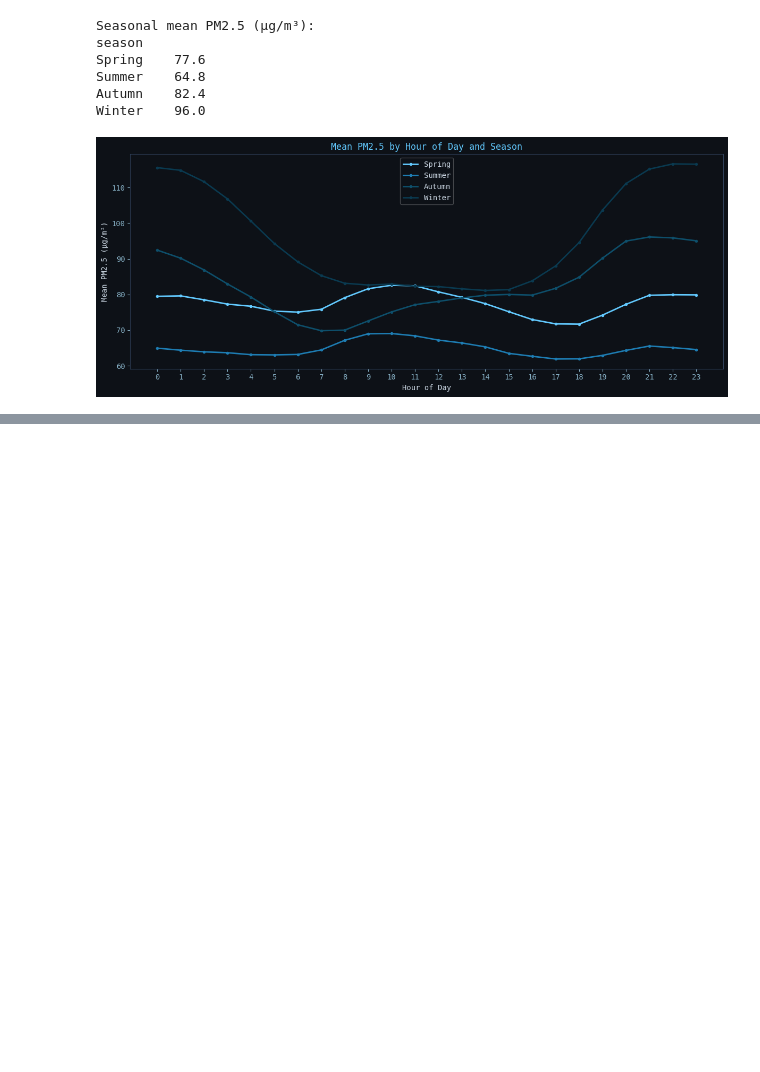
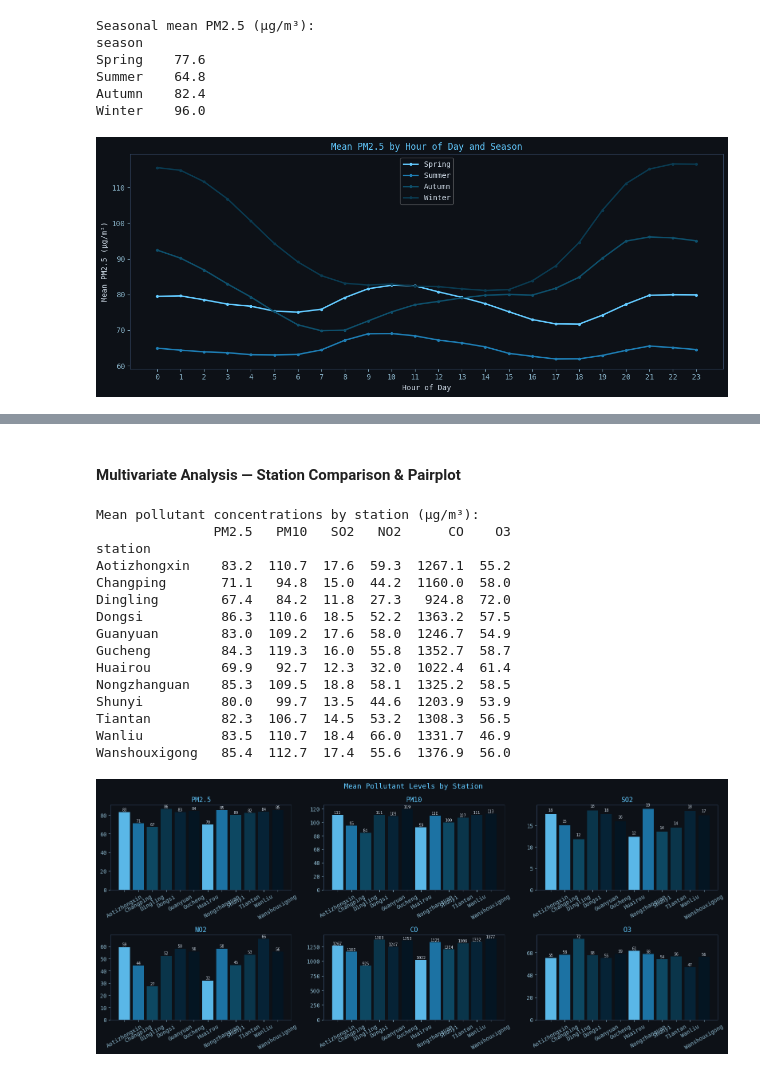
Before and after one commit to Jiyaulhaq1432/Data-Analysis-Air-quality-Analyser-web-app, a Jupyter notebook: Beijing_AQA.ipynb, the cells around one changed output, grey strips where cells are left out. Cells and saved outputs as stored; diff of their text form; code cells hidden in the pictures; blank space fills up the shorter version.

```diff
--- a/Beijing_AQA.ipynb
+++ b/Beijing_AQA.ipynb
@@ -1748,0 +1782,37 @@ plt.tight_layout(); plt.show()
+# %% [markdown]
+#### Multivariate Analysis — Station Comparison & Pairplot
+# %%
+# ── Station mean comparison bar charts ───────────────────────────────────────
+means = df.groupby("station")[POLLUTANTS].mean().round(1)
+print("Mean pollutant concentrations by station (μg/m³):")
+print(means.to_string())
+
+fig, axes = plt.subplots(2, 3, figsize=(16, 7))
+for ax, p in zip(axes.flat, POLLUTANTS):
+    bars = ax.bar(means.index, means[p],
+                  color=PALETTE[:len(means)], edgecolor="none", alpha=0.9)
+    ax.set_title(p, color=ACCENT)
+    ax.tick_params(axis="x", rotation=30)
+    for bar in bars:
+        ax.text(bar.get_x() + bar.get_width()/2, bar.get_height() + 0.5,
+                f"{bar.get_height():.0f}", ha="center", va="bottom", fontsize=7)
+
+fig.suptitle("Mean Pollutant Levels by Station", color=ACCENT, fontsize=13)
+plt.tight_layout(); plt.show()
+# %% [output]
+Mean pollutant concentrations by station (μg/m³):
+               PM2.5   PM10   SO2   NO2      CO    O3
+station
+Aotizhongxin    83.2  110.7  17.6  59.3  1267.1  55.2
+Changping       71.1   94.8  15.0  44.2  1160.0  58.0
+Dingling        67.4   84.2  11.8  27.3   924.8  72.0
+Dongsi          86.3  110.6  18.5  52.2  1363.2  57.5
+Guanyuan        83.0  109.2  17.6  58.0  1246.7  54.9
+Gucheng         84.3  119.3  16.0  55.8  1352.7  58.7
+Huairou         69.9   92.7  12.3  32.0  1022.4  61.4
+Nongzhanguan    85.3  109.5  18.8  58.1  1325.2  58.5
+Shunyi          80.0   99.7  13.5  44.6  1203.9  53.9
+Tiantan         82.3  106.7  14.5  53.2  1308.3  56.5
+Wanliu          83.5  110.7  18.4  66.0  1331.7  46.9
+Wanshouxigong   85.4  112.7  17.4  55.6  1376.9  56.0
+[figure, added]
```
Also changed, not shown: parts of 4 cells of this notebook.
